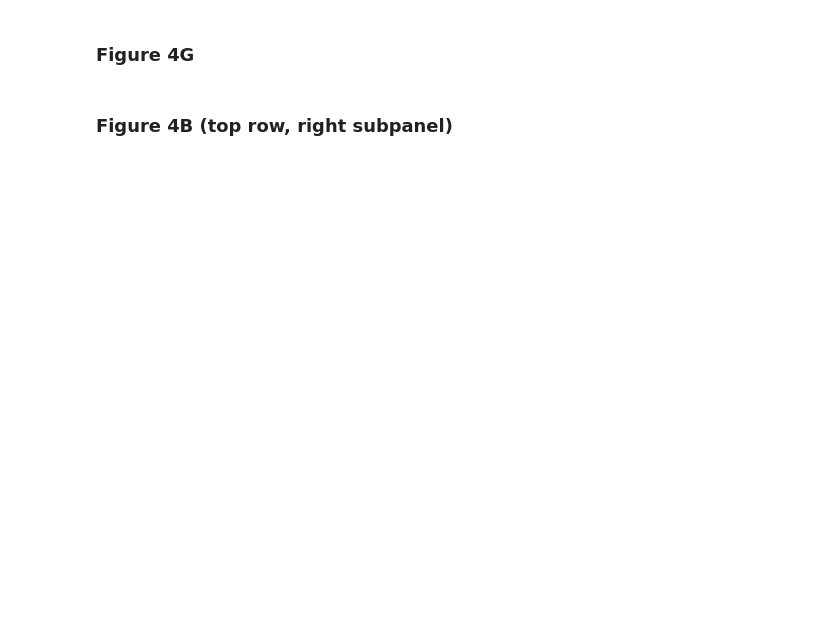
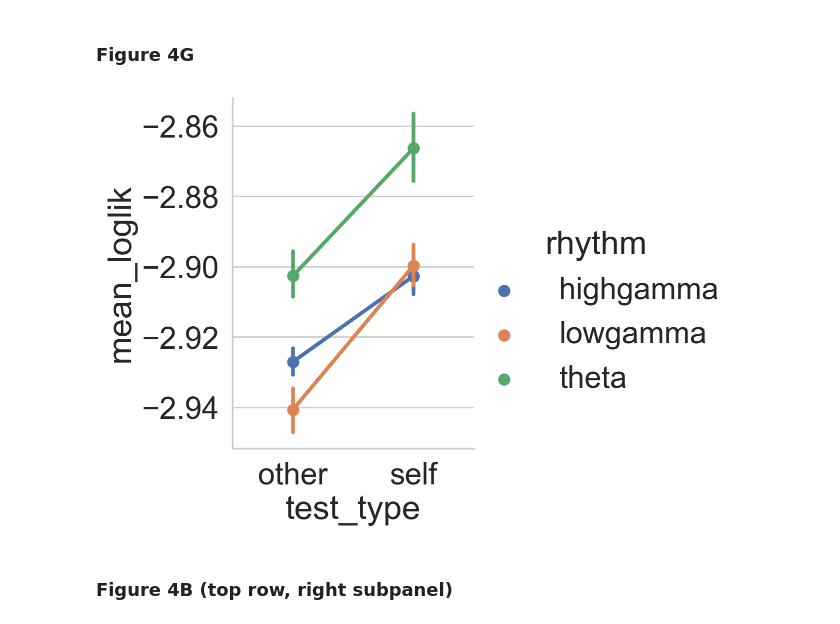
Before and after one commit to pdrivier/rhythmic_clusters, a Jupyter notebook: step6_cross_validation_test_for_entrainment_by_condition.ipynb, the cells around one changed output. Drawn from its saved outputs; the diff is of its cells as text; code cells hidden in the pictures; blank space fills up the shorter version.

```diff
--- a/step6_cross_validation_test_for_entrainment_by_condition.ipynb
+++ b/step6_cross_validation_test_for_entrainment_by_condition.ipynb
@@ -405,7 +409,7 @@ for file in tqdm(files, position=0, desc="file", leave=True, colour='dodgerblue'
                     analytic_signal = hilbert(filtered)
 
                     phase_name = lfp_name + 'phase_' + rhythm
-                    subq[phase_name] = np.arctan2(filtered,analytic_signal.imag);
+                    subq[phase_name] = np.arctan2(analytic_signal.imag,filtered);
 
                     #get the unique odor position identifiers for each condition
                     condition_labels = subq.groupby(['odor_labels']).sum().index
@@ -604,8 +762,17 @@ mean_loglik_df.groupby(["test_type"]).mean()
 # %% [markdown]
 ### Figure 4G
 # %%
+
 sns.catplot(data = mean_loglik_df, x = "test_type", y = "mean_loglik",
           kind = "point", hue = "rhythm")
+
+figpath='figures_odor/'
+if not os.path.exists(figpath):
+    os.makedirs(figpath)
+
+plt.savefig(os.path.join(figpath,'crossval_mean_loglik_testtype_rhythm.pdf'))
+# %% [output]
+[figure, added]
 # %% [markdown]
 ### Figure 4B (top row, right subpanel)
 # %%
```
Also changed, not shown: parts of 9 cells of this notebook.
